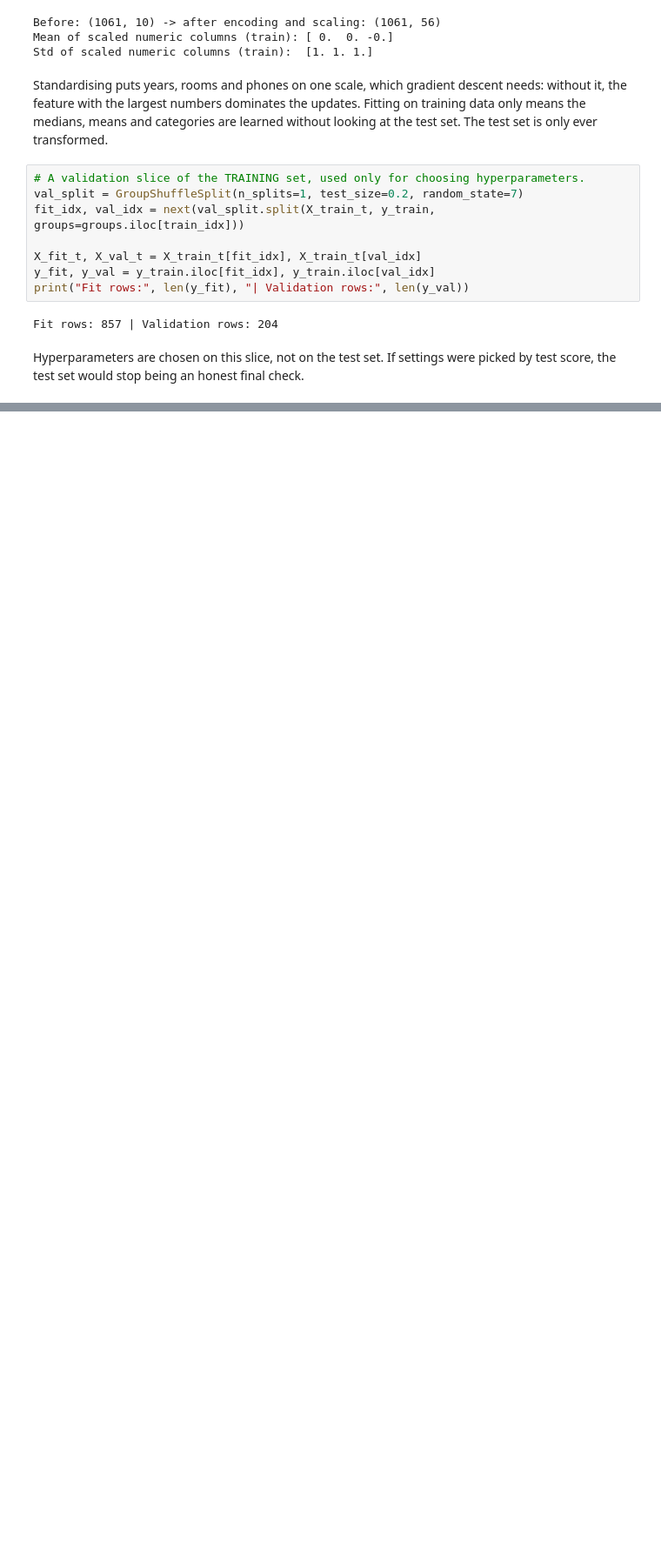
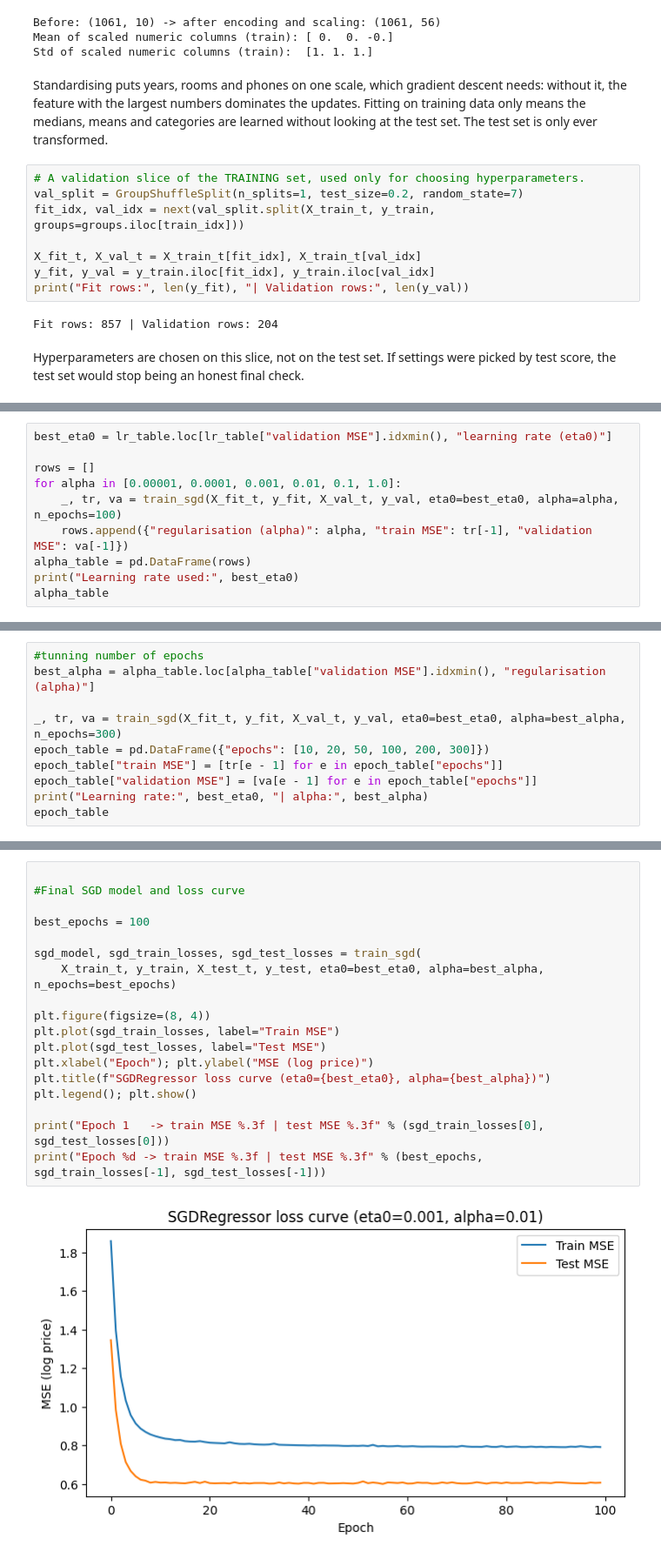
Before and after one commit to MBeckyAlek/linear_regression_model, a Jupyter notebook: summative/linear_regression/multivariate.ipynb, the cells around one changed output, grey strips where cells are left out. Shown at 87% size. Saved outputs shown, nothing was run; the diff lists cells and outputs as text; blank space fills up the shorter version.

```diff
--- a/summative/linear_regression/multivariate.ipynb
+++ b/summative/linear_regression/multivariate.ipynb
@@ -399,0 +458,10 @@ Hyperparameters are chosen on this slice, not on the test set. If settings were
+# %%
+best_eta0 = lr_table.loc[lr_table["validation MSE"].idxmin(), "learning rate (eta0)"]
+
+rows = []
+for alpha in [0.00001, 0.0001, 0.001, 0.01, 0.1, 1.0]:
+    _, tr, va = train_sgd(X_fit_t, y_fit, X_val_t, y_val, eta0=best_eta0, alpha=alpha, n_epochs=100)
+    rows.append({"regularisation (alpha)": alpha, "train MSE": tr[-1], "validation MSE": va[-1]})
+alpha_table = pd.DataFrame(rows)
+print("Learning rate used:", best_eta0)
+alpha_table
@@ -399,0 +479,10 @@ Hyperparameters are chosen on this slice, not on the test set. If settings were
+# %%
+#tunning number of epochs
+best_alpha = alpha_table.loc[alpha_table["validation MSE"].idxmin(), "regularisation (alpha)"]
+
+_, tr, va = train_sgd(X_fit_t, y_fit, X_val_t, y_val, eta0=best_eta0, alpha=best_alpha, n_epochs=300)
+epoch_table = pd.DataFrame({"epochs": [10, 20, 50, 100, 200, 300]})
+epoch_table["train MSE"] = [tr[e - 1] for e in epoch_table["epochs"]]
+epoch_table["validation MSE"] = [va[e - 1] for e in epoch_table["epochs"]]
+print("Learning rate:", best_eta0, "| alpha:", best_alpha)
+epoch_table
@@ -399,0 +502,20 @@ Hyperparameters are chosen on this slice, not on the test set. If settings were
+# %%
+
+#Final SGD model and loss curve
+
+best_epochs = 100
+
+sgd_model, sgd_train_losses, sgd_test_losses = train_sgd(
+    X_train_t, y_train, X_test_t, y_test, eta0=best_eta0, alpha=best_alpha, n_epochs=best_epochs)
+
+plt.figure(figsize=(8, 4))
+plt.plot(sgd_train_losses, label="Train MSE")
+plt.plot(sgd_test_losses, label="Test MSE")
+plt.xlabel("Epoch"); plt.ylabel("MSE (log price)")
+plt.title(f"SGDRegressor loss curve (eta0={best_eta0}, alpha={best_alpha})")
+plt.legend(); plt.show()
+
+print("Epoch 1   -> train MSE %.3f | test MSE %.3f" % (sgd_train_losses[0], sgd_test_losses[0]))
+print("Epoch %d -> train MSE %.3f | test MSE %.3f" % (best_epochs, sgd_train_losses[-1], sgd_test_losses[-1]))
+# %% [output]
+[figure, added]
```
Also changed, not shown: parts of 34 cells of this notebook.
